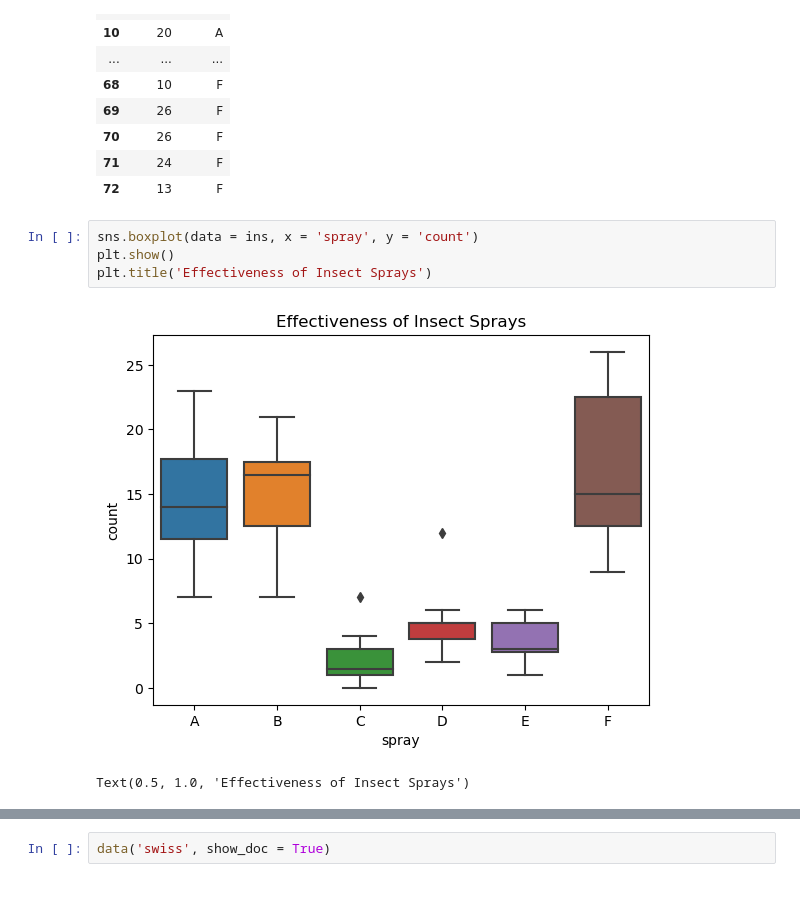
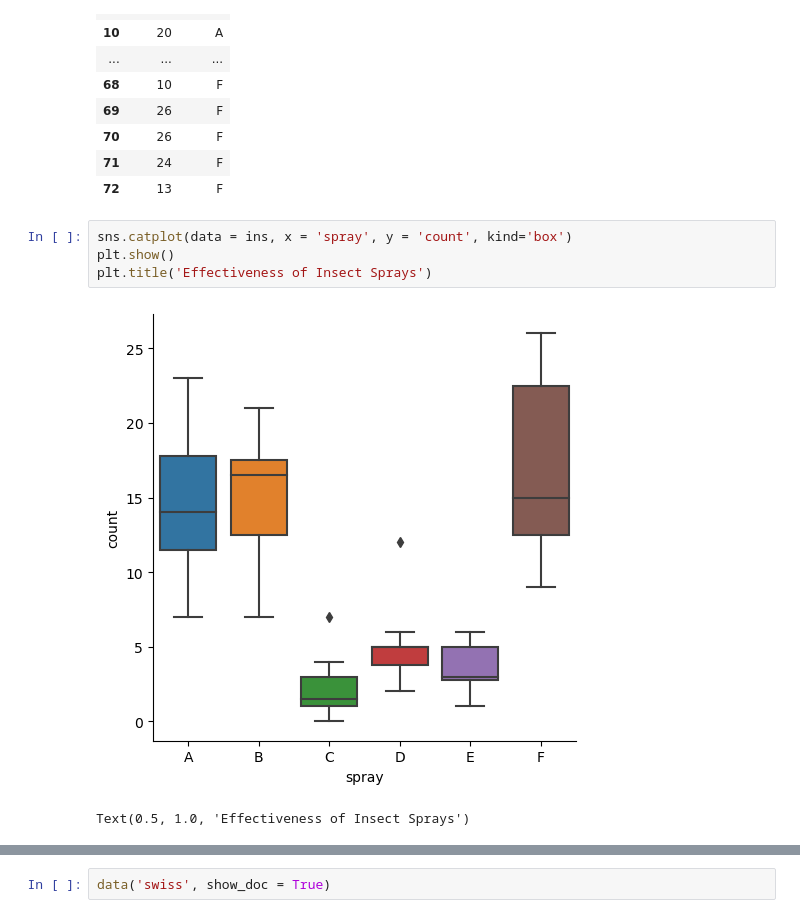
Before and after one commit to corey-baughman/005_numpy_pandas_visualization_exercises, a Jupyter notebook: 0227_seaborn_exercises.ipynb, the cells around one changed output, grey strips where cells are left out. Saved outputs shown, nothing was run; the diff lists cells and outputs as text.

```diff
--- a/0227_seaborn_exercises.ipynb
+++ b/0227_seaborn_exercises.ipynb
@@ -208,11 +209,11 @@ ins
 | 71 | 24 | F |
 | 72 | 13 | F |
 # %%
-sns.boxplot(data = ins, x = 'spray', y = 'count')
+sns.catplot(data = ins, x = 'spray', y = 'count', kind='box')
 plt.show()
 plt.title('Effectiveness of Insect Sprays')
 # %% [output]
-[figure, old version]
+[figure, new version]
 Text(0.5, 1.0, 'Effectiveness of Insect Sprays')
 # %% [markdown]
 #### 3. Load the swiss dataset and read it's documentation. The swiss dataset is available from pydatset rather than seaborn. Create visualizations to answer the following questions:
```
Also changed, not shown: parts of 33 cells of this notebook.
